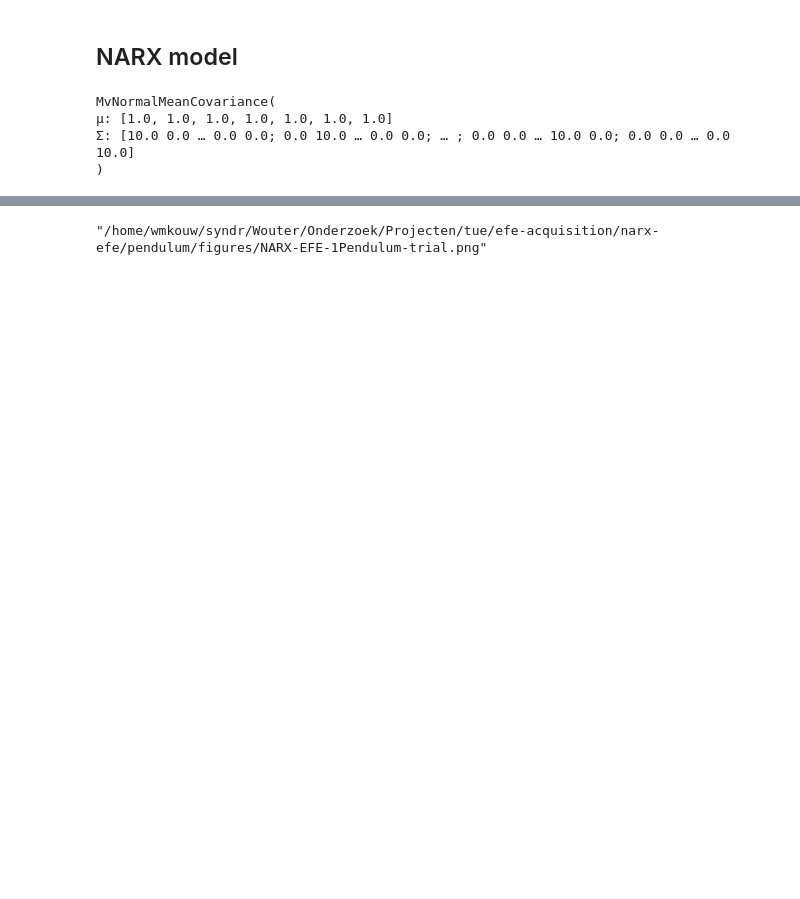
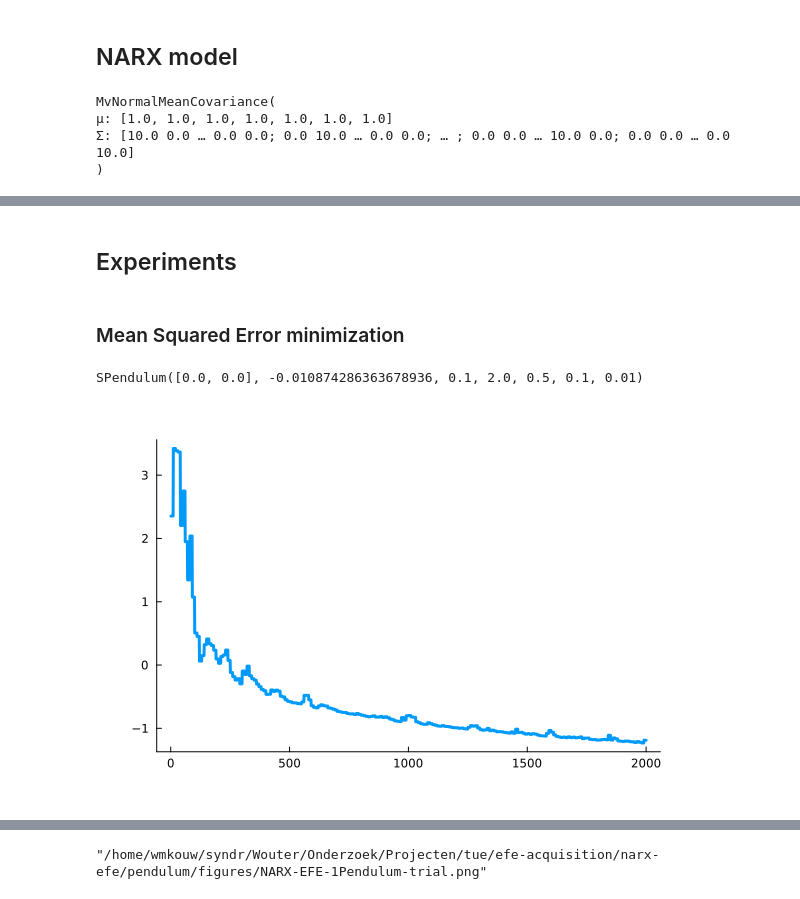
Before and after one commit to wmkouw/narx-efe, a Jupyter notebook: pendulum/NARX-EFE SPendulum.ipynb, the cells around one changed output, grey strips where cells are left out. Saved outputs shown, nothing was run; the diff lists cells and outputs as text; code cells hidden in the pictures; blank space fills up the shorter version.

```diff
--- a/pendulum/NARX-EFE SPendulum.ipynb
+++ b/pendulum/NARX-EFE SPendulum.ipynb
@@ -140,0 +92,28 @@ LoadError: BoundsError: attempt to access 300×1 Matrix{Float64} at index [2:300
+# %% [markdown]
+## Experiments
+# %%
+# Length of trial
+N = 200
+tsteps = range(0.0, step=Δt, length=N)
+T = 20
+
+# Set control properties
+goal = NormalMeanVariance(3.14, 1e-4)
+control_prior = 1e-4
+num_iters = 10
+u_lims = (-30, 30)
+tlimit = 300
+
+init_state = [0.0, 0.0];
+# %% [markdown]
+### Mean Squared Error minimization
+# %%
+# Start system
+pendulum = SPendulum(init_state = init_state,
+                     mass = sys_mass,
+                     length = sys_length,
+                     damping = sys_damping,
+                     mnoise_sd = sys_mnoise_sd,
+                     Δt=Δt)
+# %% [output]
+SPendulum([0.0, 0.0], -0.010874286363678936, 0.1, 2.0, 0.5, 0.1, 0.01)
@@ -140,0 +167,4 @@ LoadError: BoundsError: attempt to access 300×1 Matrix{Float64} at index [2:300
+# %%
+plot(FE[:])
+# %% [output]
+[figure, added]
```
Also changed, not shown: parts of 23 cells of this notebook, 6 other files.
